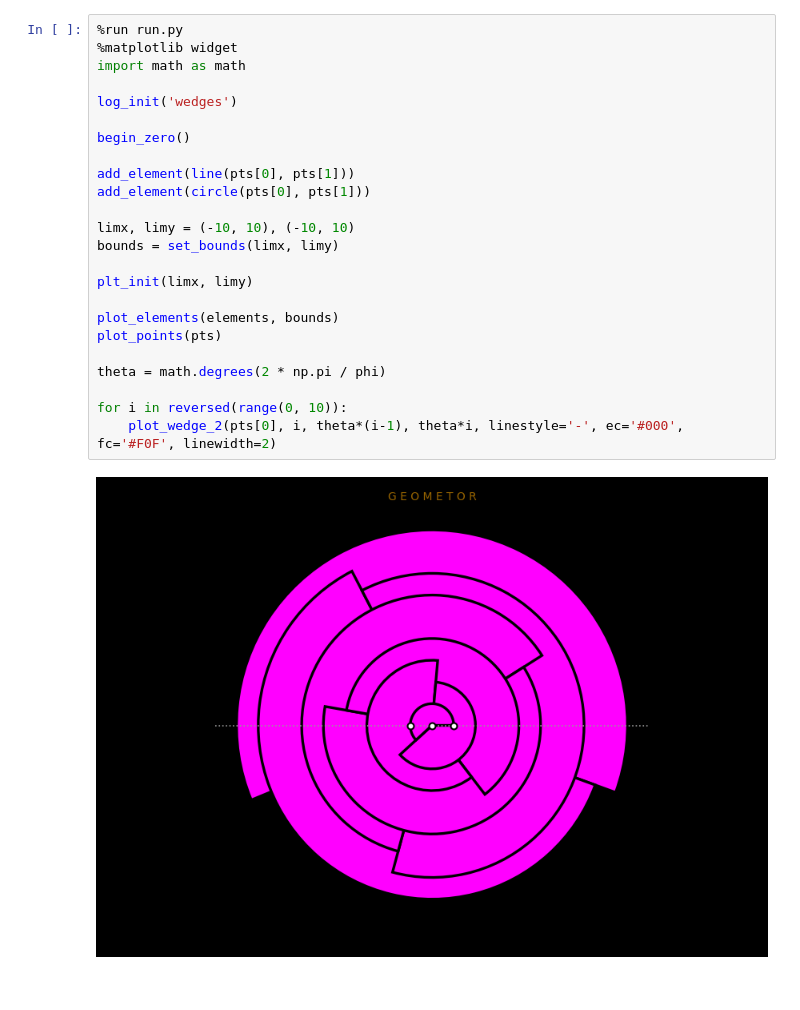
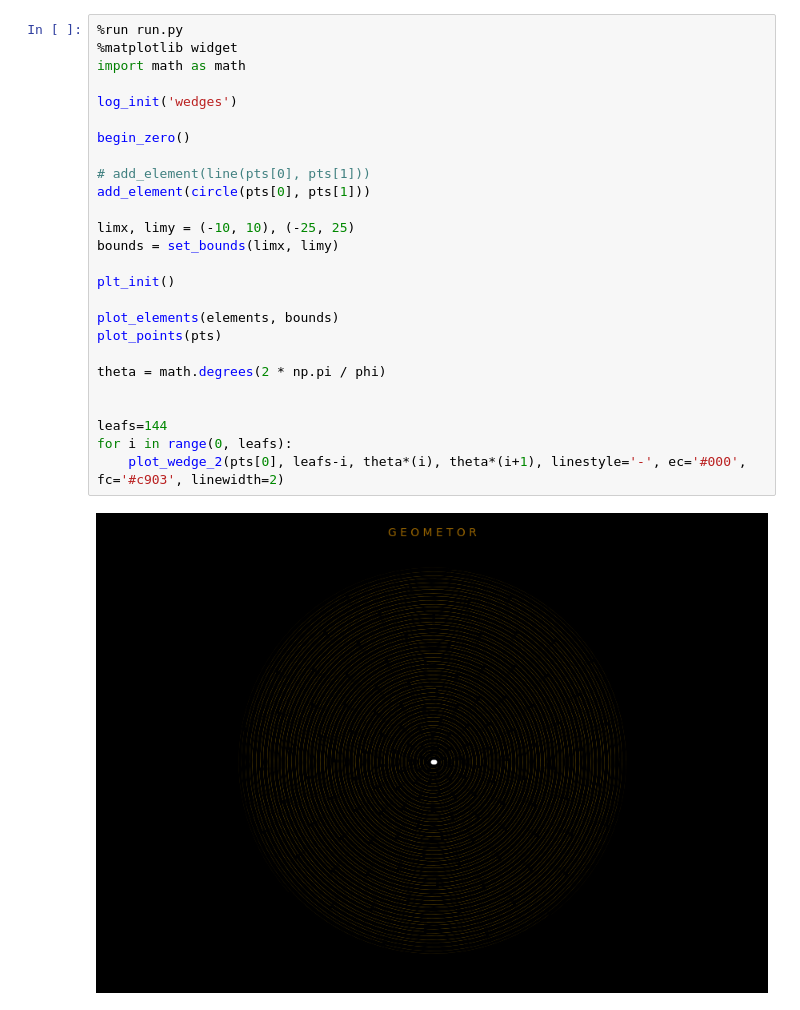
Before and after one commit to geometor/explorer-notebooks, a Jupyter notebook: wedges.ipynb, the cells around one changed output. Drawn from its saved outputs; the diff is of its cells as text.

```diff
--- a/wedges.ipynb
+++ b/wedges.ipynb
@@ -1,26 +1,28 @@
 # %%
 %run run.py
 %matplotlib widget
 import math as math
 
 log_init('wedges')
 
 begin_zero()
 
-add_element(line(pts[0], pts[1]))
+# add_element(line(pts[0], pts[1]))
 add_element(circle(pts[0], pts[1]))
 
-limx, limy = (-10, 10), (-10, 10)
+limx, limy = (-10, 10), (-25, 25)
 bounds = set_bounds(limx, limy)
 
-plt_init(limx, limy)
+plt_init()
 
 plot_elements(elements, bounds)
 plot_points(pts)
 
 theta = math.degrees(2 * np.pi / phi)
 
-for i in reversed(range(0, 10)):
-    plot_wedge_2(pts[0], i, theta*(i-1), theta*i, linestyle='-', ec='#000', fc='#F0F', linewidth=2)
+
+leafs=144
+for i in range(0, leafs):
+    plot_wedge_2(pts[0], leafs-i, theta*(i), theta*(i+1), linestyle='-', ec='#000', fc='#c903', linewidth=2)
 # %% [output]
-[figure, old version]
+[figure, new version]
```
Also changed, not shown: 18 other files.
